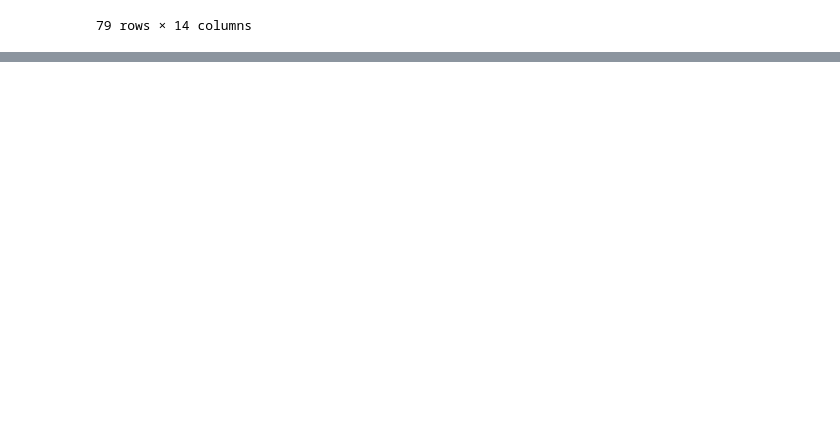
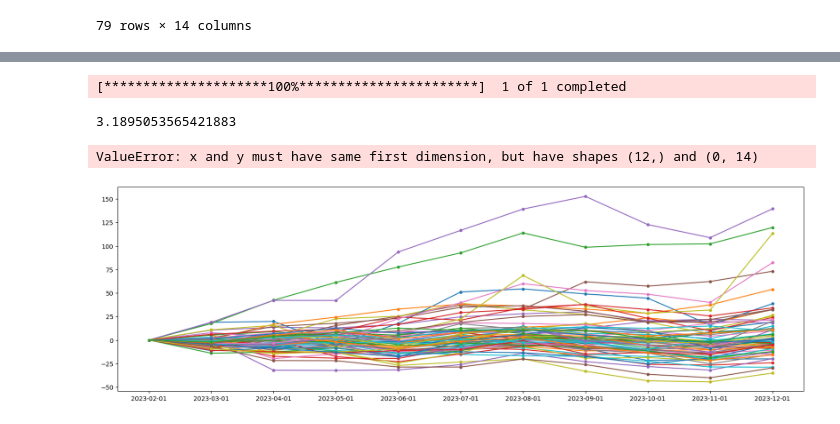
Before and after one commit to visheshgupta19/IDS_789_Final_Project, a Jupyter notebook: algo_update.ipynb, the cells around one changed output, grey strips where cells are left out. Drawn from its saved outputs; the diff is of its cells as text; code cells hidden in the pictures; blank space fills up the shorter version.

```diff
--- a/algo_update.ipynb
+++ b/algo_update.ipynb
@@ -314,3 +275,0 @@ GOOG        NaN        NaN        NaN        NaN        NaN        NaN
-# %%
-months = pd.date_range(start="2023-01-01", periods=12, freq="MS").strftime("%Y-%m-%d")
-months
@@ -363,0 +371,33 @@ dtype: float64%
+# %%
+data = yf.download("SPY", start="2023-01-01", end="2023-06-01", interval="1mo")
+# Get the adjusted close price on the first day of the year
+start_price = data["Adj Close"].iloc[0]  # Price on the start of the year
+
+# Calculate the return as the percentage change from the start of the year
+current_price = data["Adj Close"].iloc[-1]  # Price on the current date
+
+pct_change = ((current_price / start_price) - 1) * 100  # Percentage change
+
+pct_change.values[0]
+# %% [output]
+[*********************100%***********************]  1 of 1 completed
+3.1895053565421883
+# %%
+import matplotlib.pyplot as plt
+
+plt.figure(figsize=(20, 6))
+for ticker in df_updated.index:
+    # Select the data from the 3rd column onward
+    plt.plot(
+        df_updated.columns[2:],
+        df_updated.loc[ticker].values[2:],
+        label=ticker,
+        marker="o",
+        markersize=4,
+    )
+
+plt.legend(title="Ticker")
+plt.show()
+# %% [output]
+ValueError: x and y must have same first dimension, but have shapes (12,) and (0, 14)
+[figure, added]
```
Also changed, not shown: parts of 13 cells of this notebook, 2 other files.
